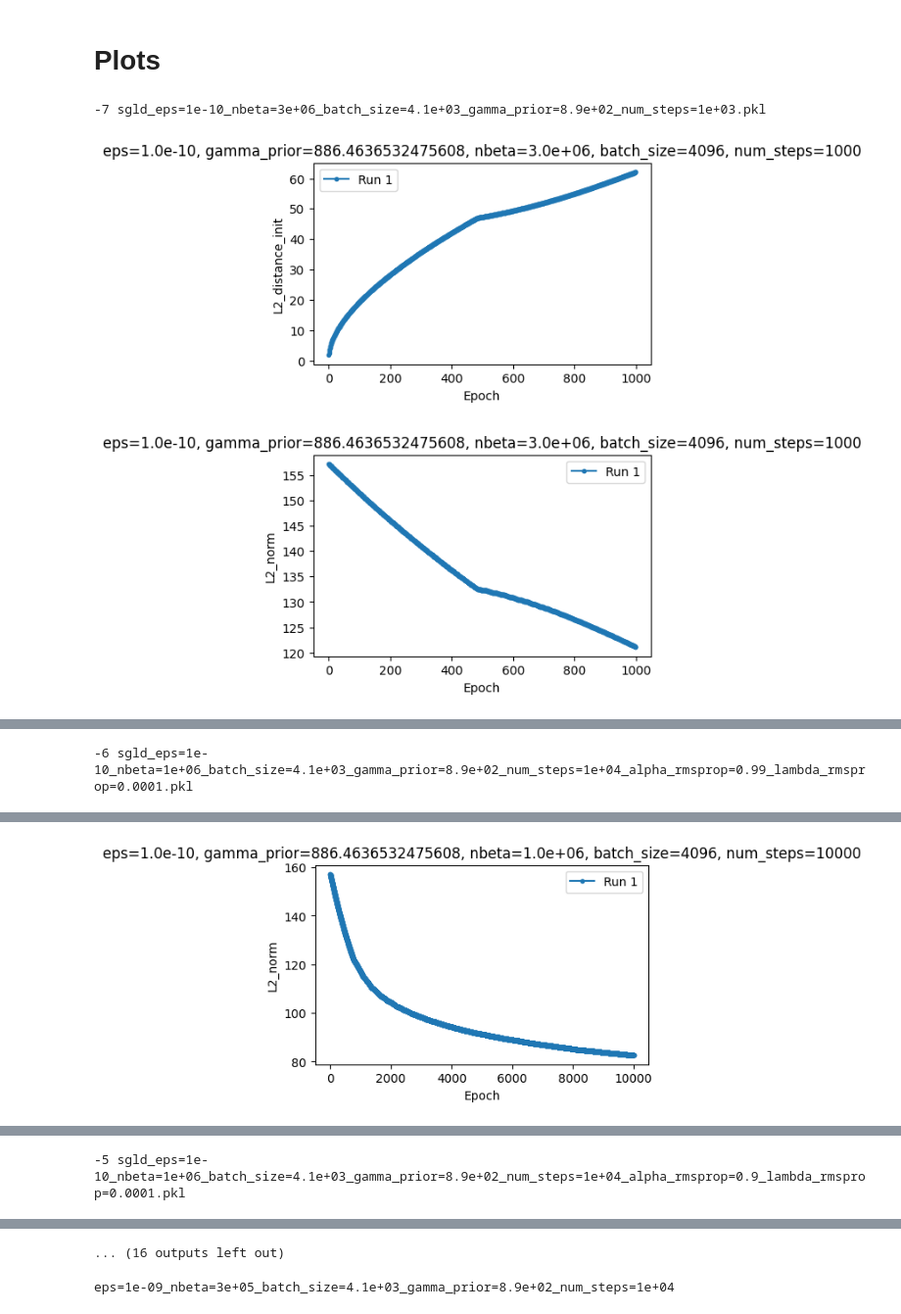
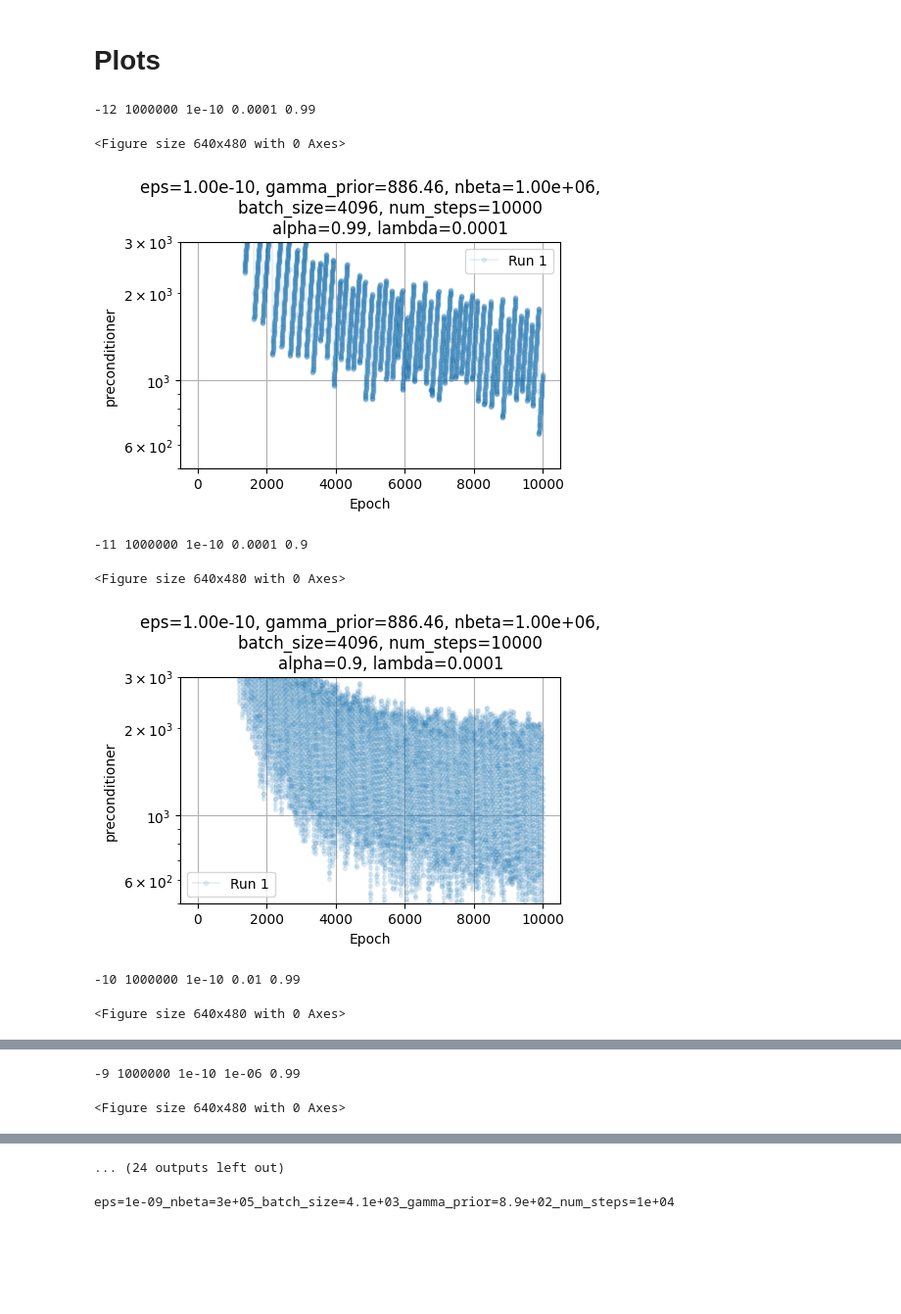
Before and after one commit to EleutherAI/tyche, a Jupyter notebook: notebooks/sgld_playground.ipynb, the cells around one changed output, grey strips where cells are left out. Shown at 98% size. Saved outputs shown, nothing was run; the diff lists cells and outputs as text; code cells hidden in the pictures; blank space fills up the shorter version.

```diff
--- a/notebooks/sgld_playground.ipynb
+++ b/notebooks/sgld_playground.ipynb
@@ -22,11 +24,13 @@ device = t.device("cuda:0" if t.cuda.is_available() else "cpu")
 t.set_default_device(device)
 # %%
 RUNS_DIR = "/mnt/ssd-1/adam/basin-volume/runs"
+# %%
+with open("/mnt/ssd-1/adam/basin-volume/data/cifar10_ds.pkl", 'rb') as f:
+    cifar10_ds = pickle.load(f)
 # %%
-from tyche.convnext import load_cifar10_splits_dict
-
-
-cifar10_ds = load_cifar10_splits_dict(size=20_480, device=device, max_clean=25000)
+if False:
+    from tyche.convnext import load_cifar10_splits_dict
+    cifar10_ds = load_cifar10_splits_dict(size=20_480, device=device, max_clean=25000)
 # %%
 val_ds = cifar10_ds["val"].to(device)
 clean_ds = cifar10_ds["clean"].to(device)
@@ -145,53 +131,68 @@ plot_sgld_metric([sgld_dict], "L2_norm", "L2 norm").show()
 # %% [markdown]
 # Plots
+# %%
+data_dir = "/mnt/ssd-1/adam/basin-volume/data"
 # %%
 from palamedes.viz import plot_sgld_metric
 
 # get list of all files in data_dir
 files = os.listdir(data_dir)
 # get the file that contains the word "sgld"
 sgld_files = [f for f in files if "sgld" in f]
 # sort by creation time
 sgld_files = sorted(sgld_files, key=lambda x: os.path.getctime(os.path.join(data_dir, x)))
 
 # idx = -5
 
-for idx in range(-7, 0):
+for idx in range(-12, 0):
     with open(data_dir + '/' + sgld_files[idx], 'rb') as f:
-        print(idx, sgld_files[idx])
+        # print(idx, sgld_files[idx])
         sgld_dict = pickle.load(f)
-
+    if sgld_dict["params"].nbeta != 1_000_000:
+        continue
+    print(idx,
+          sgld_dict["params"].nbeta,
+          sgld_dict["params"].eps,
+          sgld_dict["params"].lambda_rmsprop,
+          sgld_dict["params"].alpha_rmsprop,
+          )
     plot_kwargs={'alpha': .1}
-    xlim = (650, 700)
+    xlim = (9000,10000)
     do_xlim = False
-    p = plot_sgld_metric([sgld_dict], "loss", "SGLD loss", log_scale=True, plot_kwargs=plot_kwargs)
+    p = plot_sgld_metric([sgld_dict], "cost", "SGLD cost", log_scale=True, plot_kwargs=plot_kwargs)
     if do_xlim:
         p.xlim(*xlim)
-    p.show()
-    p = plot_sgld_metric([sgld_dict], "loss", "SGLD loss", plot_kwargs=plot_kwargs)
-    p.ylim(0, .02)
-    p.show()
-    p = plot_sgld_metric([sgld_dict], "gradient_norm", "gradient norm", log_scale=True)
-    if do_xlim:
-        p.xlim(*xlim)
-    p.show()
-    p = plot_sgld_metric([sgld_dict], "gradient_norm", "gradient norm")
-    p.show()
-    p = plot_sgld_metric([sgld_dict], "L2_distance_init", "L2 distance to initialization")
-    p.show()
-    p = plot_sgld_metric([sgld_dict], "L2_norm", "L2 norm")
-    p.show()
+    # p.show()
+    # p = plot_sgld_metric([sgld_dict], "loss", "SGLD loss", plot_kwargs=plot_kwargs)
+    # p.ylim(0, .02)
+    # p.show()
+    # p = plot_sgld_metric([sgld_dict], "gradient_norm", "gradient norm", log_scale=True)
+    # if do_xlim:
+    #     p.xlim(*xlim)
+    # p.show()
+    # p = plot_sgld_metric([sgld_dict], "gradient_norm", "gradient norm")
+    # p.show()
+    # p = plot_sgld_metric([sgld_dict], "L2_distance_init", "L2 distance to initialization")
+    # p.show()
+    # p = plot_sgld_metric([sgld_dict], "L2_norm", "L2 norm")
+    # p.show()
     p = plot_sgld_metric([sgld_dict], "preconditioner", "preconditioner", log_scale=True, plot_kwargs=plot_kwargs)
     if do_xlim:
         p.xlim(*xlim)
+    p.ylim(5e2, 3e3)
     p.show()
 
 # hyparams = ['eps', 'nbeta', 'batch_size', 'gamma_prior', 'num_steps']
 # hyparam_str = '_'.join([f'{k}={params.__dict__[k]:.2g}' for k in hyparams])
 # print(hyparam_str)
 # with open(data_dir + f'/sgld_{hyparam_str}.pkl', 'wb') as f:
 #     pickle.dump(sgld_dict, f)
 # %% [output]
--7 sgld_eps=1e-10_nbeta=3e+06_batch_size=4.1e+03_gamma_prior=8.9e+02_num_steps=1e+03.pkl
+-12 1000000 1e-10 0.0001 0.99
+<Figure size 640x480 with 0 Axes>
-[figure, old version]
+[figure, new version]
+-11 1000000 1e-10 0.0001 0.9
+<Figure size 640x480 with 0 Axes>
-[figure, old version]
+[figure, new version]
+-10 1000000 1e-10 0.01 0.99
+<Figure size 640x480 with 0 Axes>
@@ -199 +200,2 @@ for idx in range(-7, 0):
--6 sgld_eps=1e-10_nbeta=1e+06_batch_size=4.1e+03_gamma_prior=8.9e+02_num_steps=1e+04_alpha_rmsprop=0.99_lambda_rmsprop=0.0001.pkl
+-9 1000000 1e-10 1e-06 0.99
+<Figure size 640x480 with 0 Axes>
@@ -201 +202,0 @@ for idx in range(-7, 0):
-[figure, removed]
@@ -203 +202,0 @@ for idx in range(-7, 0):
--5 sgld_eps=1e-10_nbeta=1e+06_batch_size=4.1e+03_gamma_prior=8.9e+02_num_steps=1e+04_alpha_rmsprop=0.9_lambda_rmsprop=0.0001.pkl
@@ -207,4 +203,4 @@ for idx in range(-7, 0):
-... (16 outputs left out)
+... (24 outputs left out)
 # %%
 x = 3
 # %%
```
Also changed, not shown: parts of 4 cells of this notebook, 1 other file.
